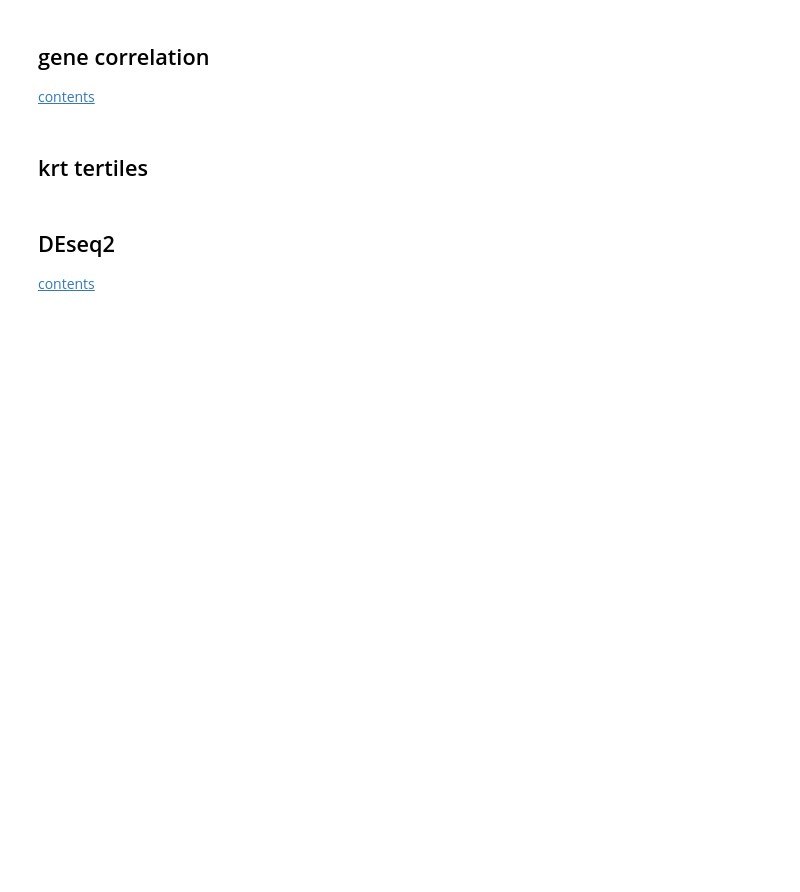
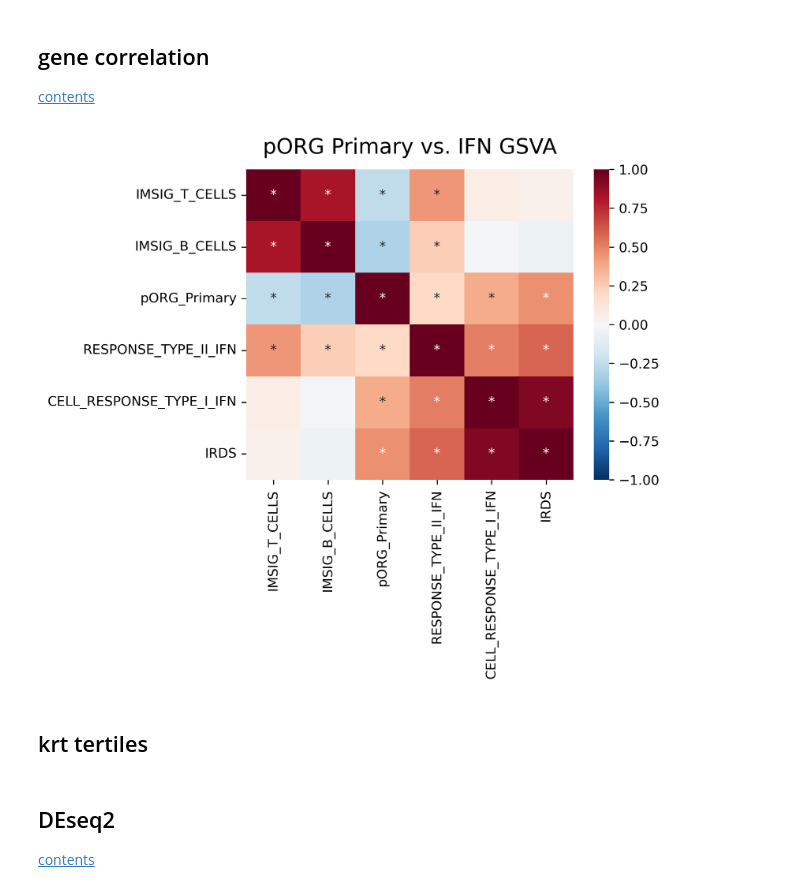
Before and after one commit to engjen/Liver_Lung_PDAC, a Jupyter notebook: 20231222_TCR_seq_RNA_seq_data_processing.ipynb, the cells around one changed output. Cells and saved outputs as stored; diff of their text form; code cells hidden in the pictures; blank space fills up the shorter version.

```diff
--- a/20231222_TCR_seq_RNA_seq_data_processing.ipynb
+++ b/20231222_TCR_seq_RNA_seq_data_processing.ipynb
@@ -563,48 +261,59 @@ ls_krt_select = ['CXCL5','CDC42','RAB11A','NUMB','HPSE','LCN2','MPO']
 # %%
-# ls_test = ['MKI67','HLA-DQB1','HLA-DRB1','HLA-DRB9','HLA-DQA1','HLA-DRB5',
-#  'HLA-DOA', 'HLA-DMA','HLA-DRA','HLA-DQB1-AS1','HLA-DPB1','HLA-DPB2',
-#  'HLA-DRB6','HLA-DPA1','HLA-DQB2','HLA-DQA2','HLA-DOB','HLA-DMB']
+ls_test = ['MKI67','HLA-DQB1','HLA-DRB1','HLA-DRB9','HLA-DQA1','HLA-DRB5',
+ 'HLA-DOA', 'HLA-DMA','HLA-DRA','HLA-DQB1-AS1','HLA-DPB1','HLA-DPB2',
+ 'HLA-DRB6','HLA-DPA1','HLA-DQB2','HLA-DQA2','HLA-DOB','HLA-DMB']
+# %%
+df_plot = df_gene.merge(df_gsva.loc[:,ls_gsva + ls_hallmark], #loc[~df_gene.loc[:,ls_scores[0]].isna(),:]
+                    left_index=True,right_index=True)
+#get IDs
+d_ids = pd.read_excel(f'{codedir.split("Liver_Lung_PDAC")[0]}MethodsAndReferencesSupplementalData/OLD Versions/Simplified_Public_IDs_Key.xlsx',sheet_name=None)
+df_id = d_ids['RnaSeqKey']
+df_plot['Public_Patient_ID'] = df_plot.index.map(dict(zip(df_id.loc[:,'OPTR.Specimen.ID'],df_id.loc[:,'Biolibrary.Subject.ID'])))
+#df_plot.dropna().set_index('Public_Patient_ID').to_csv(f'results/Patient_summary_GSVA.csv')
+
+df_plot = df_plot.merge(df_patient,on='Public_Patient_ID',how='left')
 # %%
-df_plot = df_gene.loc[~df_gene.loc[:,ls_scores[0]].isna(),:].merge(df_gsva.loc[:,ls_gsva + ls_hallmark],
-                                                                    left_index=True,right_index=True)
-d_correlate = {#'IFN GSVA':(df_gsva,ls_gsva_ifn),
+#'''
+d_correlate = {'IFN GSVA':(df_plot,ls_gsva_ifn),
               'MHCII':(df_plot,ls_test+ls_gsva_ifn),
                'GSVA/Gene Expression':(df_plot,ls_hallmark_select+ls_krt_select),
                'Hallmarks':(df_gsva,ls_hallmark_select),
                'Immune Gene Signatures':(df_gsva,ls_gsva),
                'Gene Expression':(df_gene,ls_krt),
                'Deconvolution':(df_deconv,ls_deconv)}
 d_rename = {'neutrophil_degranulation':'GO_NEUTROPHIL_DEGRANULATION',
             'response to type II interferon':'RESPONSE_TYPE_II_IFN',
             'cellular response to type I interferon':'CELL_RESPONSE_TYPE_I_IFN',
             'T cells':'IMSIG_T_CELLS','B cells':"IMSIG_B_CELLS"}
 for s_merge, tu in d_correlate.items():
     df = tu[0]
     ls_col = tu[1]
     #limit to primary tumors
     #df_plot = df_tcr_pri.loc[df_tcr_pri.Tumor_Type == 'Primary',ls_tcr].merge(df.loc[:,ls_col],left_index=True,right_index=True)
     try:
         df_plot['Age at Diagnosis'] = df_plot.loc[:,'Age at Diagnosis'].astype('float64')
     except:
         pass
-    df_all = df_plot.loc[:,(df_plot.dtypes=='float64') & (~df_plot.columns.duplicated())]
-    df_all = df_plot.loc[:,(df_plot.dtypes=='float64') & (~df_plot.columns.duplicated())]
+    df_all = df.loc[:,(df.dtypes=='float64') & (~df.columns.duplicated())].copy()
+    df_all = df_all.loc[:,ls_col + ['pORG_Primary']]
     df_all.rename(d_rename,axis=1,inplace=True)
     dim = (5.5,4.2)
     g = sns.clustermap(df_all.corr())
     plt.close()
     categories_order = df_all.corr().iloc[g.dendrogram_col.reordered_ind,:].index.tolist()
     df_all = df_all.loc[:,categories_order]
     rho = df_all.corr()
     #pval = df_all.corr(method=lambda x, y: pearsonr(x, y)[1]) - np.eye(*rho.shape)
     pval = df_all.corr(method=lambda x, y: stats.spearmanr(x, y)[1]) - np.eye(*rho.shape)
     p_vals = pval.applymap(lambda x: ''.join(['*' for t in [0.05] if x<=t])) #0.001,0.005,
     fig, ax = plt.subplots(figsize=dim,dpi=300)
     sns.heatmap(df_all.corr(), vmin=-1, vmax=1, annot=p_vals, fmt = '', cmap='RdBu_r',ax=ax,yticklabels=1,xticklabels=1)
-    ax.set_title(f'TCR Metrics vs. {s_merge}', fontdict={'fontsize':16}, pad=12)
-    if len(ls_tcr) == 1:
-        ax.set_title(f'pORG PRimary vs. {s_merge}', fontdict={'fontsize':16}, pad=12)
-    break
+    #ax.set_title(f'TCR Metrics vs. {s_merge}', fontdict={'fontsize':16}, pad=12)
+    #if len(ls_tcr) == 1:
+    ax.set_title(f'pORG Primary vs. {s_merge}', fontdict={'fontsize':16}, pad=12)
+    break #'''
+# %% [output]
+[figure, added]
 # %% [markdown]
 ## krt tertiles
 # %%
```
Also changed, not shown: parts of 20 cells of this notebook.
